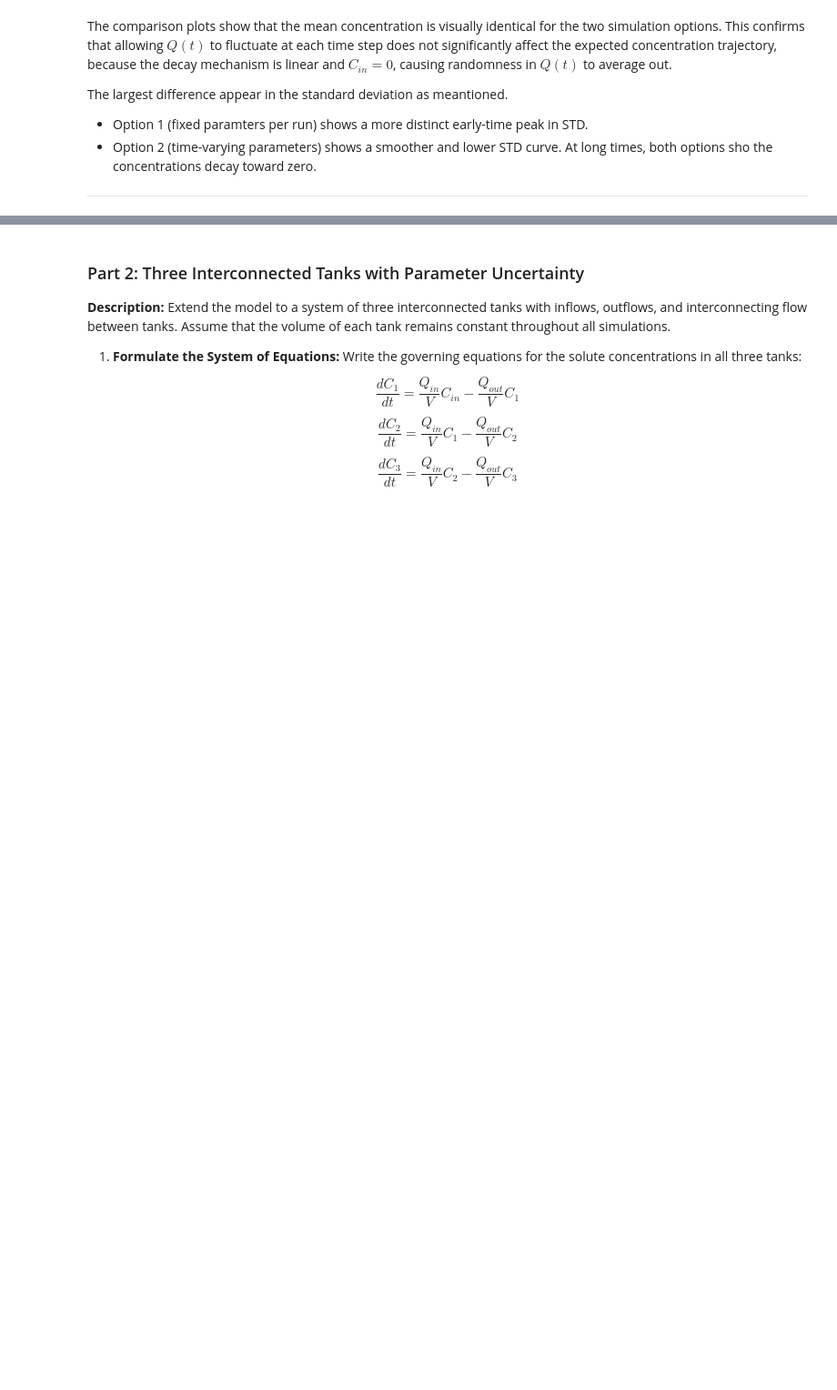
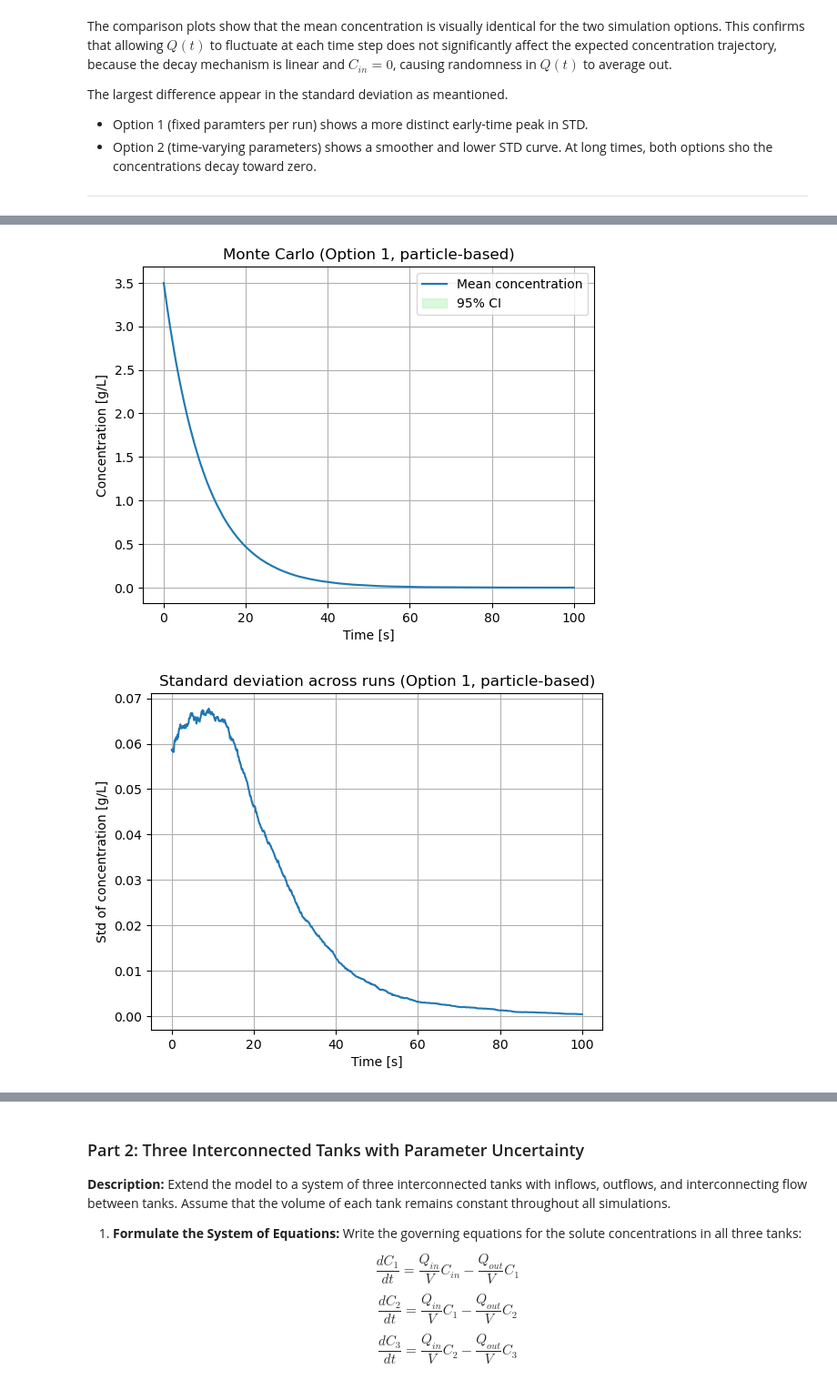
Before and after one commit to MalleBallen/Torgrim-og-Malvin-Gruppeprosjekt, a Jupyter notebook: project4/project4_q1.ipynb, the cells around one changed output, grey strips where cells are left out. Shown at 91% size. Saved outputs shown, nothing was run; the diff lists cells and outputs as text; code cells hidden in the pictures; blank space fills up the shorter version.

Commit message:
La til alternativ om Monte Carlo med 'p' (beholdt original code, så her må en av to slettes og analyse av plottene flyttes/merges)

```diff
--- a/project4/project4_q1.ipynb
+++ b/project4/project4_q1.ipynb
@@ -345,0 +357,79 @@ At long times, both options sho the concentrations decay toward zero.
+# %%
+import numpy as np
+import matplotlib.pyplot as plt
+
+# Simulation settings
+n_runs = 100
+n_steps = 1000
+dt = 0.1  # [s]
+t = np.arange(n_steps + 1) * dt
+
+# Sample parameters (one set per run)
+V = np.random.uniform(950.0, 1050.0, size=n_runs)
+Q = np.random.uniform(95.0, 105.0, size=n_runs)
+C0 = np.random.uniform(3.4, 3.6, size=n_runs)
+Cin = 0.0
+
+# Initial number of grams in each run: M0 = C0 * V
+N0 = np.round(C0 * V).astype(int)   # one particle = 1 gram
+
+# Allocate array for particle counts and concentrations
+N = np.zeros((n_runs, n_steps + 1), dtype=int)
+N[:, 0] = N0
+
+C = np.zeros((n_runs, n_steps + 1))
+C[:, 0] = C0
+
+# Probability of a gram leaving per time step (fixed per run)
+p_leave = 1.0 - np.exp(- (Q / V) * dt)
+
+# Monte Carlo simulation using binomial thinning
+for n in range(n_steps):
+    # number of survivors after this time step
+    survivors = np.random.binomial(N[:, n], 1.0 - p_leave)
+    N[:, n+1] = survivors
+    C[:, n+1] = N[:, n+1] / V  # concentration = grams / volume
+
+# Statistics across runs
+C1_mean = C.mean(axis=0)
+C1_std = C.std(axis=0, ddof=1)
+N_runs = n_runs
+C1_sem = C1_std / np.sqrt(N_runs)
+C1_lower = C1_mean - 1.96 * C1_sem
+C1_upper = C1_mean + 1.96 * C1_sem
+
+# Plot mean and CI
+plt.figure()
+plt.plot(t, C1_mean, label="Mean concentration")
+plt.fill_between(t, C1_lower, C1_upper, color='lightgreen', alpha=0.3, label="95% CI")
+plt.xlabel("Time [s]")
+plt.ylabel("Concentration [g/L]")
+plt.title("Monte Carlo (Option 1, particle-based)")
+plt.legend()
+plt.grid(True)
+plt.show()
+
+# Plot STD vs time
+plt.figure()
+plt.plot(t, C1_std)
+plt.xlabel("Time [s]")
+plt.ylabel("Std of concentration [g/L]")
+plt.title("Standard deviation across runs (Option 1, particle-based)")
+plt.grid(True)
+plt.show()
+
+# Extreme zoom for CI
+plt.figure()
+mask = t <= 0.5
+plt.plot(t[mask], C1_mean[mask], label="Mean concentration")
+plt.fill_between(t[mask], C1_lower[mask], C1_upper[mask],
+                 color='lightgreen', alpha=0.5, label="95% CI")
+plt.xlabel("Time [s]")
+plt.ylabel("Concentration [g/L]")
+plt.title("Extreme zoom on short interval to show CI")
+plt.legend()
+plt.grid(True)
+plt.show()
+# %% [output]
+[figure, added]
+[figure, added]
```
Also changed, not shown: parts of 19 cells of this notebook.
